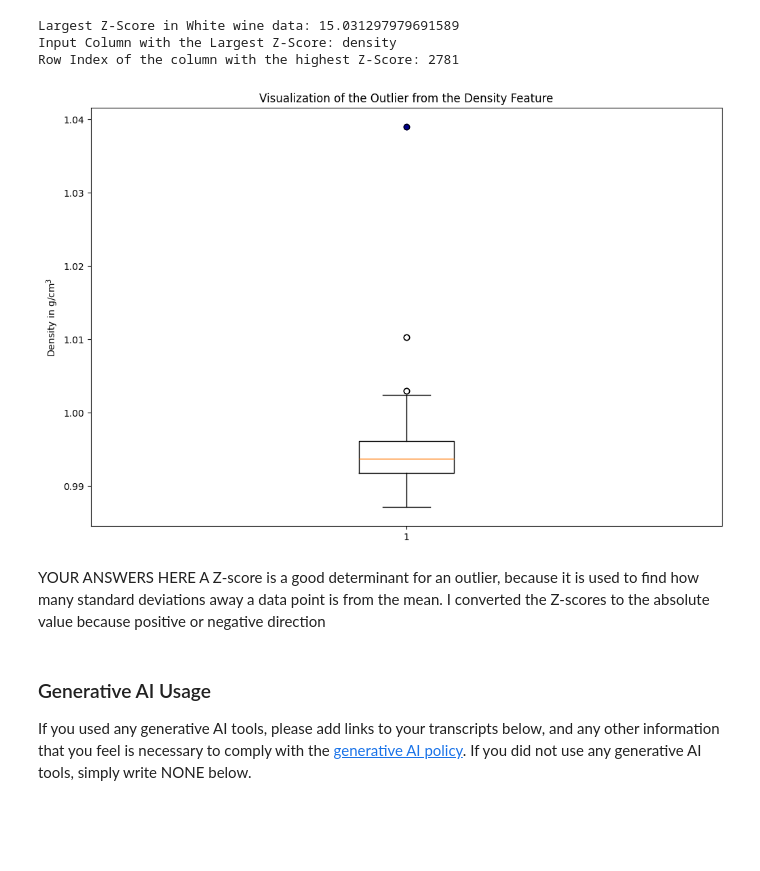
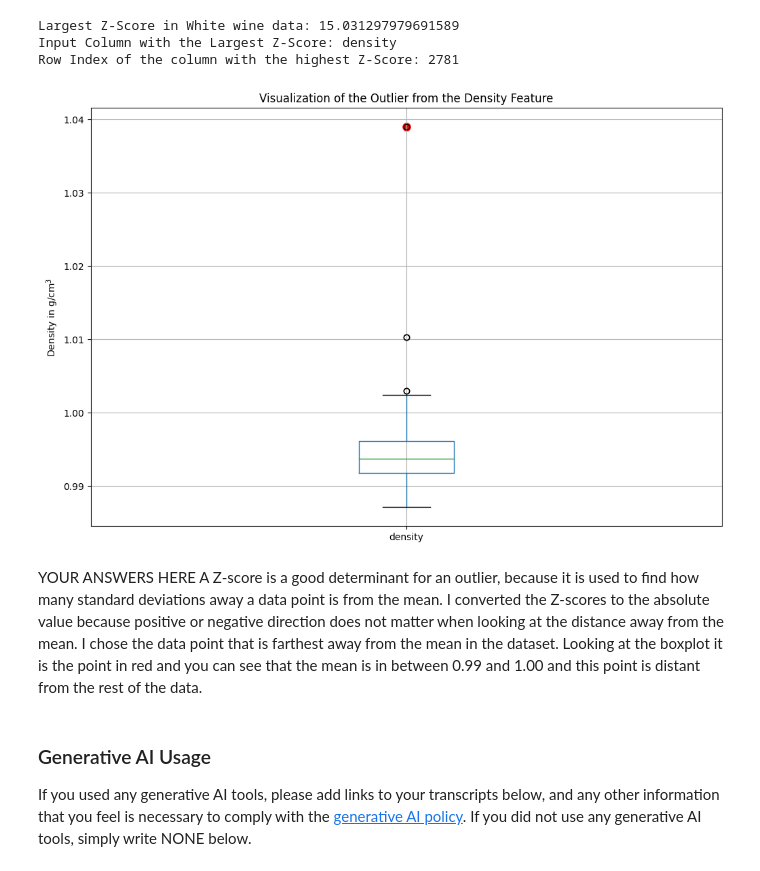
Before and after one commit to brittanygenzmann/dx601-final-project, a Jupyter notebook: project.ipynb, the cells around one changed output. Cells and saved outputs as stored; diff of their text form; code cells hidden in the pictures; blank space fills up the shorter version.

```diff
--- a/project.ipynb
+++ b/project.ipynb
@@ -698,16 +698,16 @@ Input Column with the Largest Z-Score: density
 Row Index of the column with the highest Z-Score: 2781
 # %%
 plt.figure(figsize=(12,8))
-plt.boxplot(wine['density'])
+wine.boxplot(column=['density'])
 outlier_value = wine.loc[2781, 'density'] # finding the value at this location based on the z-score/outlier determination
-plt.scatter(x=[1], y=[outlier_value],color='darkblue')
+plt.scatter(x=[1], y=[outlier_value],color='red', s=65)
 plt.title('Visualization of the Outlier from the Density Feature')
 plt.ylabel(r'Density in g/cm$^3$');
 # %% [output]
-[figure, old version]
+[figure, new version]
 # %% [markdown]
 YOUR ANSWERS HERE
-A Z-score is a good determinant for an outlier, because it is used to find how many standard deviations away a data point is from the mean. I converted the Z-scores to the absolute value because positive or negative direction
+A Z-score is a good determinant for an outlier, because it is used to find how many standard deviations away a data point is from the mean. I converted the Z-scores to the absolute value because positive or negative direction does not matter when looking at the distance away from the mean. I chose the data point that is farthest away from the mean in the dataset. Looking at the boxplot it is the point in red and you can see that the mean is in between 0.99 and 1.00 and this point is distant from the rest of the data.
 # %% [markdown]
 ### Generative AI Usage
 
```
